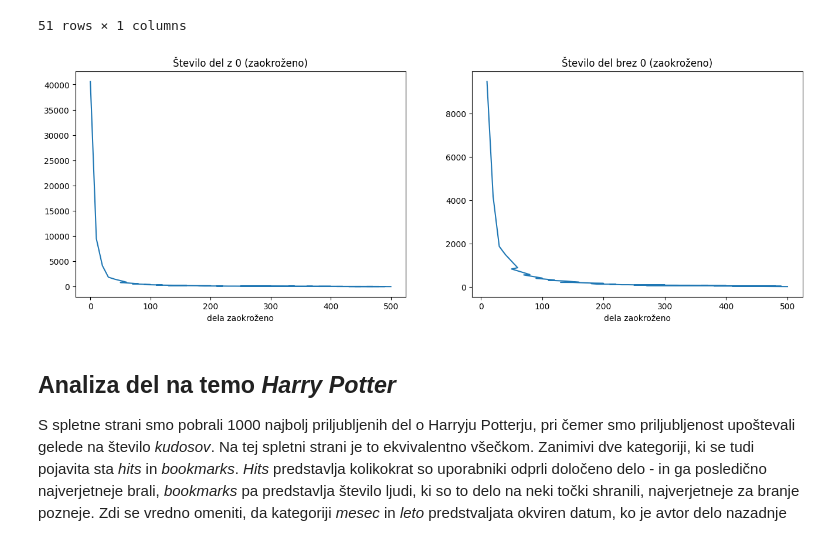
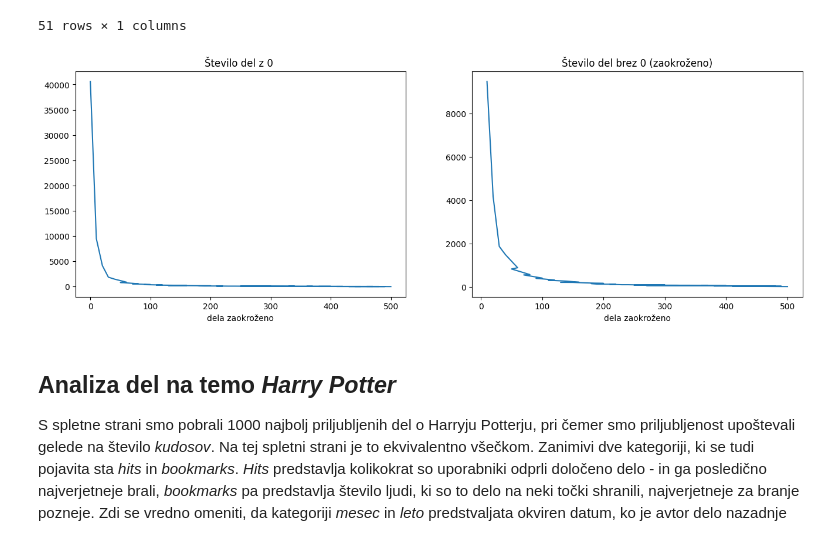
Before and after one commit to nivesgosnjak/uvp_projektna, a Jupyter notebook: analiza_podatkov.ipynb, the cells around one changed output. Cells and saved outputs as stored; diff of their text form; code cells hidden in the pictures.

```diff
--- a/analiza_podatkov.ipynb
+++ b/analiza_podatkov.ipynb
@@ -198,13 +196,13 @@ graf_10=manjši_fandomi['dela zaokroženo'].value_counts().to_frame()
 # %%
 brez_0=graf_10[graf_10.index>0].copy()
 fig, (a1,a2)=plt.subplots(1,2,figsize=(16,5))
 graf_10.plot(kind='line',y='count', legend=False, ax=a1)
 brez_0.plot(kind='line',y='count',legend=False, ax=a2)
-a1.set_title('Število del z 0 (zaokroženo)')
+a1.set_title('Število del z 0 ')
 a2.set_title('Število del brez 0 (zaokroženo)')
 plt.show()
 # %% [output]
-[figure, old version]
+[figure, new version]
 # %% [markdown]
 ## Analiza del na temo *Harry Potter*
 
```
Also changed, not shown: parts of 17 cells of this notebook.
